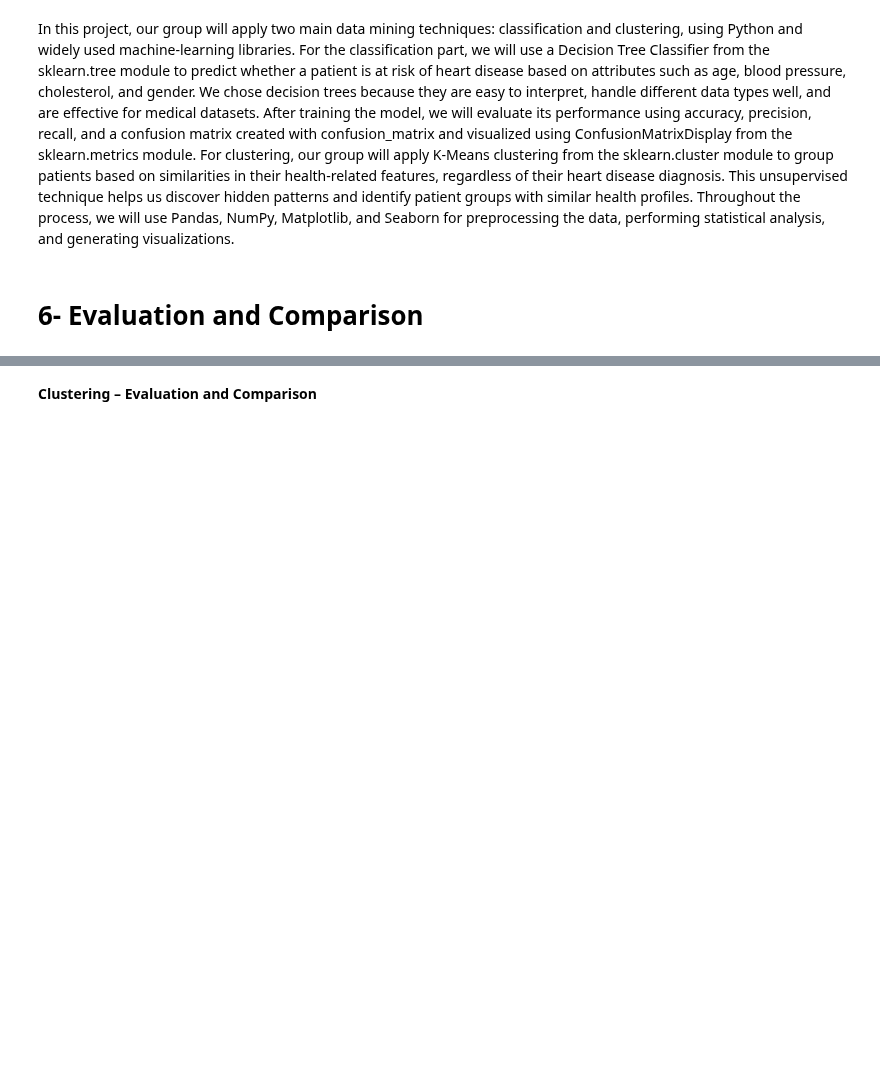
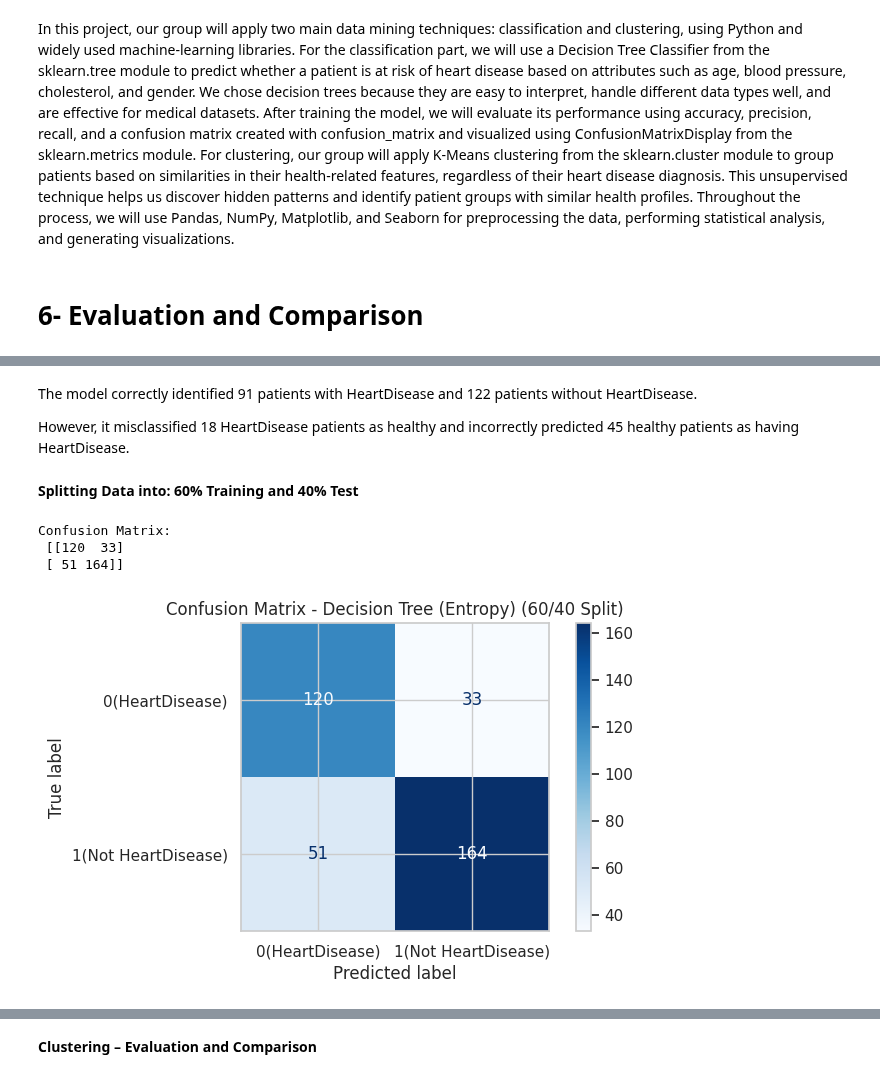
Before and after one commit to Janaalsh5/Heart-Disease, a Jupyter notebook: Report.ipynb, the cells around one changed output, grey strips where cells are left out. Saved outputs shown, nothing was run; the diff lists cells and outputs as text; code cells hidden in the pictures; blank space fills up the shorter version.

```diff
--- a/Report.ipynb
+++ b/Report.ipynb
@@ -179,0 +259,47 @@ In this project, our group will apply two main data mining techniques: classific
+# %% [markdown]
+The model correctly identified 91 patients with HeartDisease and 122 patients without HeartDisease.
+
+However, it misclassified 18 HeartDisease patients as healthy and incorrectly predicted 45 healthy patients as having HeartDisease.
+# %% [markdown]
+**Splitting Data into: 60% Training and 40% Test**
+# %%
+from sklearn.model_selection import train_test_split
+from sklearn.tree import DecisionTreeClassifier
+import matplotlib.pyplot as plt
+from sklearn.metrics import confusion_matrix, ConfusionMatrixDisplay
+
+# Split the data: 60% for training and 40% for testing
+X_train, X_test, y_train, y_test = train_test_split(
+    X, y, test_size=0.4, random_state=1
+)
+
+# Initialize the Decision Tree classifier using Information Gain (entropy)
+clf3 = DecisionTreeClassifier(criterion='entropy', random_state=1)
+
+# Train the classifier on the training data
+clf3.fit(X_train, y_train)
+
+# Predict labels for the test set
+y_pred = clf3.predict(X_test)
+
+# Compute the confusion matrix and print it
+cm3 = confusion_matrix(y_test, y_pred)
+print("Confusion Matrix:\n", cm3)
+
+# Define custom class labels
+class_labels = {0: '0(HeartDisease)', 1: '1(Not HeartDisease)'}
+
+# Create and plot the confusion matrix display using the 'Blues' colormap
+disp = ConfusionMatrixDisplay(
+    confusion_matrix=cm3,
+    display_labels=[class_labels[0], class_labels[1]]
+)
+
+disp.plot(cmap=plt.cm.Blues)
+plt.title("Confusion Matrix - Decision Tree (Entropy) (60/40 Split)")
+plt.show()
+# %% [output]
+Confusion Matrix:
+ [[120  33]
+ [ 51 164]]
+[figure, added]
```
Also changed, not shown: parts of 31 cells of this notebook.
